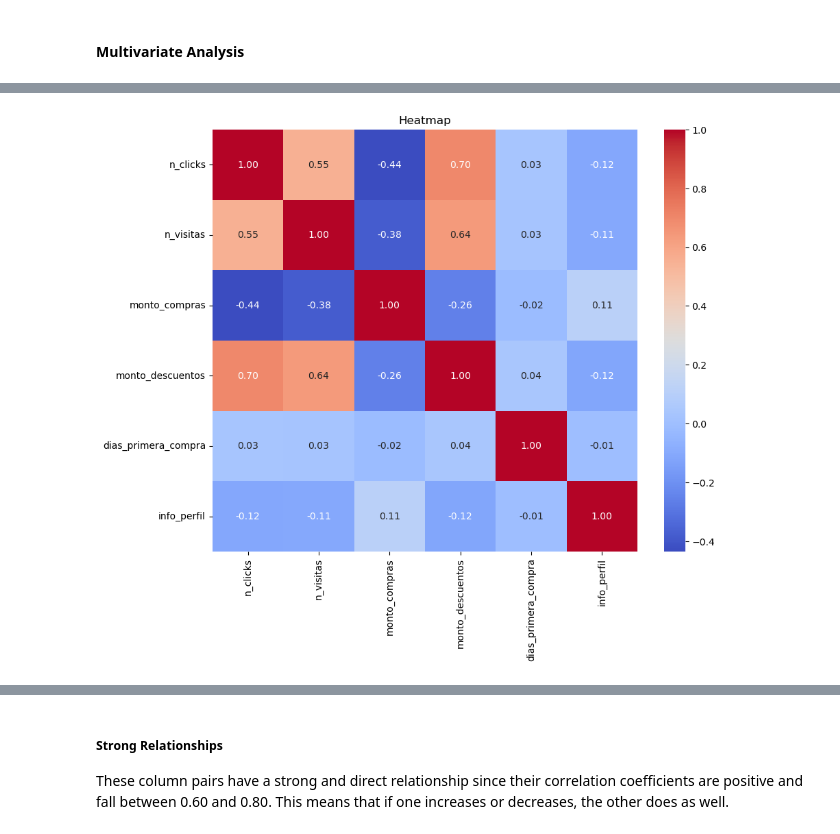
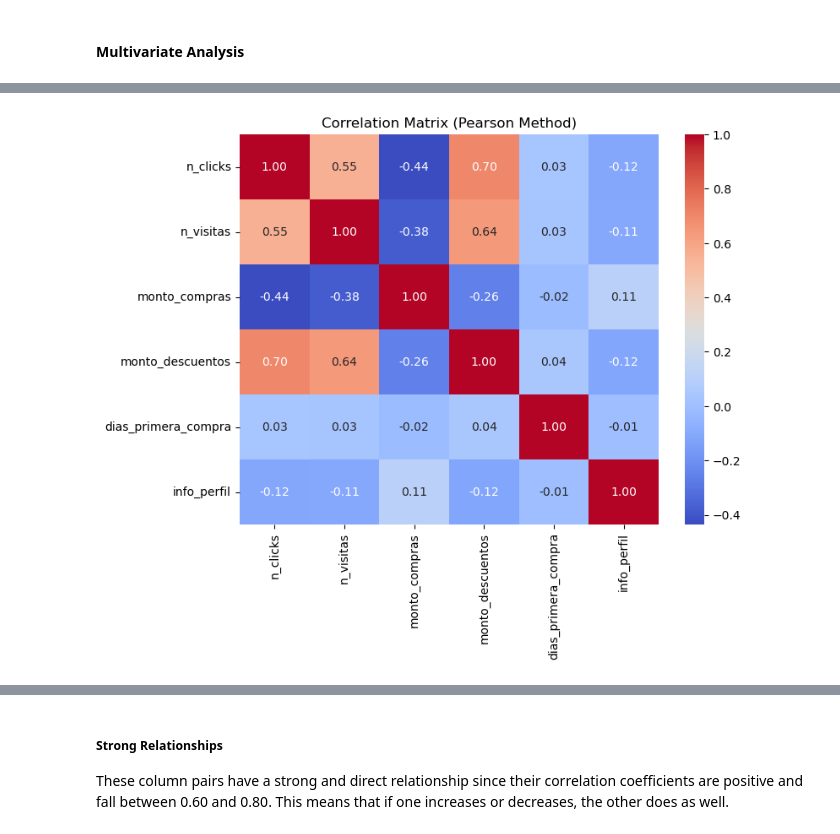
Before and after one commit to davexat/Client_Segmentation_Dashboard, a Jupyter notebook: notebooks/1.0_jtd_exploratory_data_analysis.ipynb, the cells around one changed output, grey strips where cells are left out. Saved outputs shown, nothing was run; the diff lists cells and outputs as text; code cells hidden in the pictures.

```diff
--- a/notebooks/1.0_jtd_exploratory_data_analysis.ipynb
+++ b/notebooks/1.0_jtd_exploratory_data_analysis.ipynb
@@ -29,8 +13,7 @@ def scatter(df, x_column, y_column):
 # %%
 # Loading cleaned dataset
 dataset_path = "../data/processed/cleaned_dataset.csv"
-df = pd.read_csv(dataset_path)
-df_numerical = df.drop(columns=["ID"])
+df = load_dataset(dataset_path)
 # %% [markdown]
 #### **Univariate Analysis**
 # %%
@@ -97,9 +90,5 @@ sns.pairplot(df)
 # %%
-# Viewing correlation
-correlation_matrix = df_numerical.corr()
-plt.figure(figsize=(10, 8))
-sns.heatmap(correlation_matrix, annot=True, fmt=".2f", cmap="coolwarm", cbar=True)
-plt.title("Heatmap")
-plt.show()
+# Viewing lineal correlation
+plot_correlation_matrix(df, "pearson")
 # %% [output]
-[figure, old version]
+[figure, new version]
```
Also changed, not shown: parts of 35 cells of this notebook, 8 other files.
